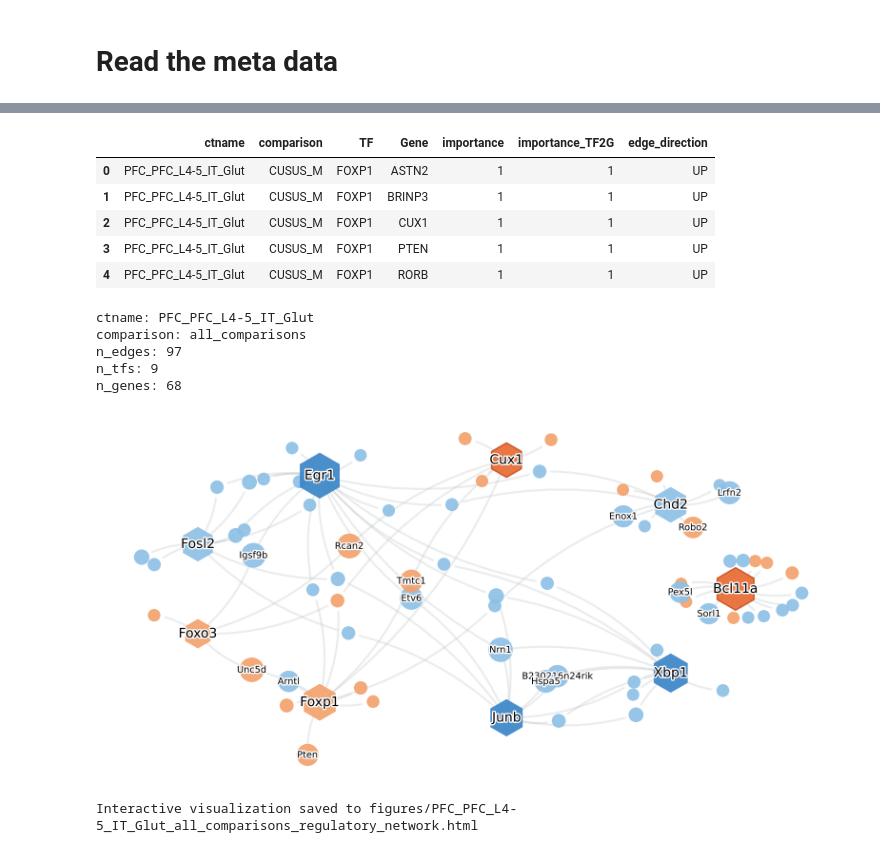
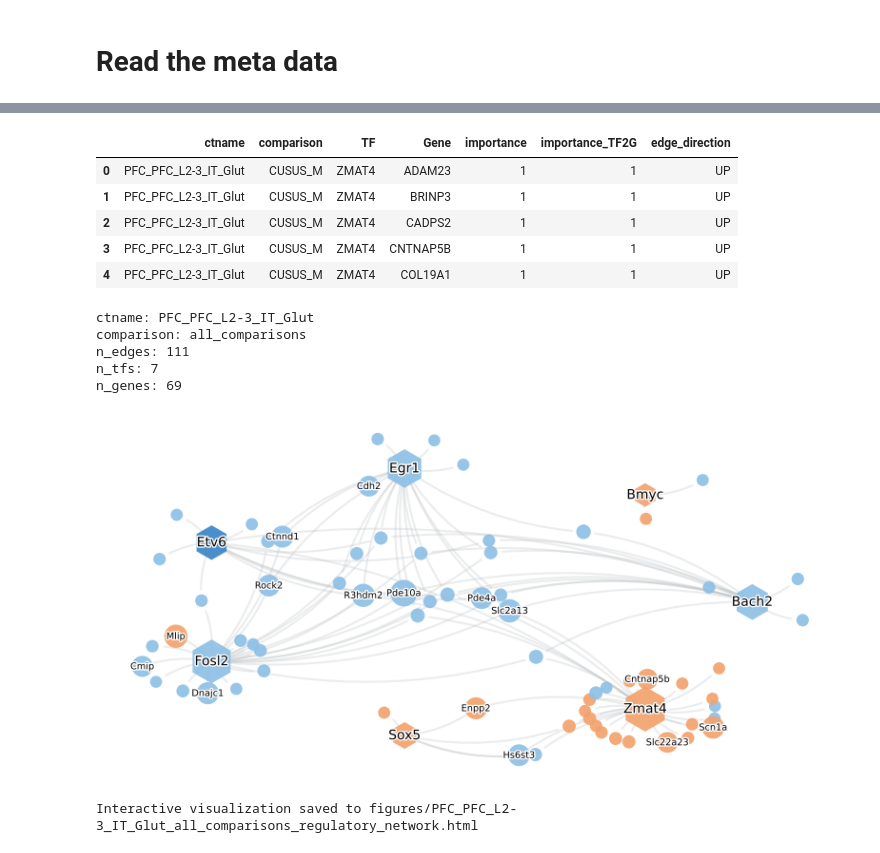
Before and after one commit to juychen/scmmd, a Jupyter notebook: 16snscenicGraph.ipynb, the cells around one changed output, grey strips where cells are left out. Drawn from its saved outputs; the diff is of its cells as text; code cells hidden in the pictures.

Commit message:
edit teh new data

```diff
--- a/16snscenicGraph.ipynb
+++ b/16snscenicGraph.ipynb
@@ -264,7 +264,7 @@ def build_organic_cluster_layout(graph, tf_list, gene_list, highlight_genes=None
 
 def visualize_regulatory_network(metadata_df, importance_col='importance', weight_col='importance_TF2G', figure_size=(15, 9),
                                top_n=100, output_html='figures/network.html', title='SCENIC+ Regulatory Network', df_deg=None,
-                               highlight_genes=None, tf_direction_map=None):
+                               highlight_genes=None, tf_direction_map=None, show_figure=True):
     from pyvis.network import Network
 
     if metadata_df.empty:
@@ -428,7 +428,10 @@ def visualize_regulatory_network(metadata_df, importance_col='importance', weigh
     if output_dir:
         os.makedirs(output_dir, exist_ok=True)
     plt.savefig(output_html + '.png', dpi=300)
-    plt.show()
+    if show_figure:
+        plt.show()
+    else:
+        plt.close()
 
     # Pyvis HTML 部分保持原样不变
     net = Network(height='800px', width='100%', directed=True)
@@ -470,9 +479,9 @@ def gen_map_from_meta(df_meta_match=df_meta_match,iput_col='ctname',output_col='
     map_dict = dict(zip(df_meta_match[iput_col], df_meta_match[output_col]))
     return map_dict
 # %%
-df_tf_target_deg_hypergeom = pd.read_csv('/data2st2/junyi/output/stg1028/scenic_wilcoxon_all/scenic_wilcoxon_all_TF_regulon_deg_overlap_summary.csv')
+df_tf_target_deg_hypergeom = pd.read_csv('/data2/junyi/stg0901/scenic_wilcoxon_all/scenic_wilcoxon_all_TF_regulon_deg_overlap_summary.csv')
 # %%
-df_deg_all = pd.read_excel("/data2st2/junyi/output/1-1 six_dataset_DEG_list_fdr_FC01_filtered_7region_rmMB 20251227.xlsx",sheet_name="all",index_col=0)
+df_deg_all = pd.read_excel("/data2st2/junyi/output/six_dataset_3v3final_merged_mast_ng_wilcox_degs_fdr_log2fc0.1_filtered_7regions_rmMB_annotation.xlsx",index_col=0)
 # %%
 df_tf_target_deg_hypergeom_filtered = df_tf_target_deg_hypergeom[
     (df_tf_target_deg_hypergeom['hypergeom_p_up'] < 0.05) | (df_tf_target_deg_hypergeom['hypergeom_p_down'] < 0.05)
@@ -682,6 +691,6 @@ df_tf_target_deg_hypergeom
 # %%
 # Select celltype name
-selected_ctname = 'PFC_PFC_L4-5_IT_Glut'
+selected_ctname = 'PFC_PFC_L2-3_IT_Glut'
 network_source = df_tf_target_deg_hypergeom[df_tf_target_deg_hypergeom['ctname'] == selected_ctname].copy()
 # 刨除NPDC1相关的行
 network_source = network_source[~network_source['TF'].str.contains('Npdc1', case=False, na=False)]
@@ -762,41 +771,41 @@ if selected_comparison is not None:
 
 df_deg_network['gene'] = df_deg_network['gene'].str.upper()
 df_deg_network['de_coef'] = df_deg_network[coef_col]
 df_deg_network['condition'] = np.where(df_deg_network['de_coef'] > 0, 'UP', 'DOWN')
 df_deg_network = df_deg_network[['gene', 'de_coef', 'condition']].drop_duplicates('gene')
 
 comparison_label = selected_comparison if selected_comparison is not None else 'all_comparisons'
 display(network_edges.head())
 print(f'ctname: {selected_ctname}')
 print(f'comparison: {comparison_label}')
 print(f'n_edges: {len(network_edges)}')
 print(f'n_tfs: {network_edges["TF"].nunique()}')
 print(f'n_genes: {network_edges["Gene"].nunique()}')
 
 
 visualize_regulatory_network(
     network_edges,
     importance_col='importance',
     weight_col='importance_TF2G',
     figure_size=(8,4),
     top_n=min(150, len(network_edges)),
     output_html=f'figures/{selected_ctname}_{comparison_label}_regulatory_network.html',
     title=f'',
     highlight_genes = random.sample(network_edges['Gene'].unique().tolist(), 15),
     df_deg=df_deg_network,
     tf_direction_map=dict(zip(network_source['TF'], network_source['Direction']))
 )
 # %% [output]
 |  | ctname | comparison | TF | Gene | importance | importance_TF2G | edge_direction |
-| 0 | PFC_PFC_L4-5_IT_Glut | CUSUS_M | FOXP1 | ASTN2 | 1 | 1 | UP |
-| 1 | PFC_PFC_L4-5_IT_Glut | CUSUS_M | FOXP1 | BRINP3 | 1 | 1 | UP |
-| 2 | PFC_PFC_L4-5_IT_Glut | CUSUS_M | FOXP1 | CUX1 | 1 | 1 | UP |
-| 3 | PFC_PFC_L4-5_IT_Glut | CUSUS_M | FOXP1 | PTEN | 1 | 1 | UP |
-| 4 | PFC_PFC_L4-5_IT_Glut | CUSUS_M | FOXP1 | RORB | 1 | 1 | UP |
+| 0 | PFC_PFC_L2-3_IT_Glut | CUSUS_M | ZMAT4 | ADAM23 | 1 | 1 | UP |
+| 1 | PFC_PFC_L2-3_IT_Glut | CUSUS_M | ZMAT4 | BRINP3 | 1 | 1 | UP |
+| 2 | PFC_PFC_L2-3_IT_Glut | CUSUS_M | ZMAT4 | CADPS2 | 1 | 1 | UP |
+| 3 | PFC_PFC_L2-3_IT_Glut | CUSUS_M | ZMAT4 | CNTNAP5B | 1 | 1 | UP |
+| 4 | PFC_PFC_L2-3_IT_Glut | CUSUS_M | ZMAT4 | COL19A1 | 1 | 1 | UP |
-ctname: PFC_PFC_L4-5_IT_Glut
+ctname: PFC_PFC_L2-3_IT_Glut
 comparison: all_comparisons
-n_edges: 97
-n_tfs: 9
-n_genes: 68
+n_edges: 111
+n_tfs: 7
+n_genes: 69
-[figure, old version]
+[figure, new version]
-Interactive visualization saved to figures/PFC_PFC_L4-5_IT_Glut_all_comparisons_regulatory_network.html
+Interactive visualization saved to figures/PFC_PFC_L2-3_IT_Glut_all_comparisons_regulatory_network.html
```
Also changed, not shown: parts of 5 cells of this notebook, 1 other file.
